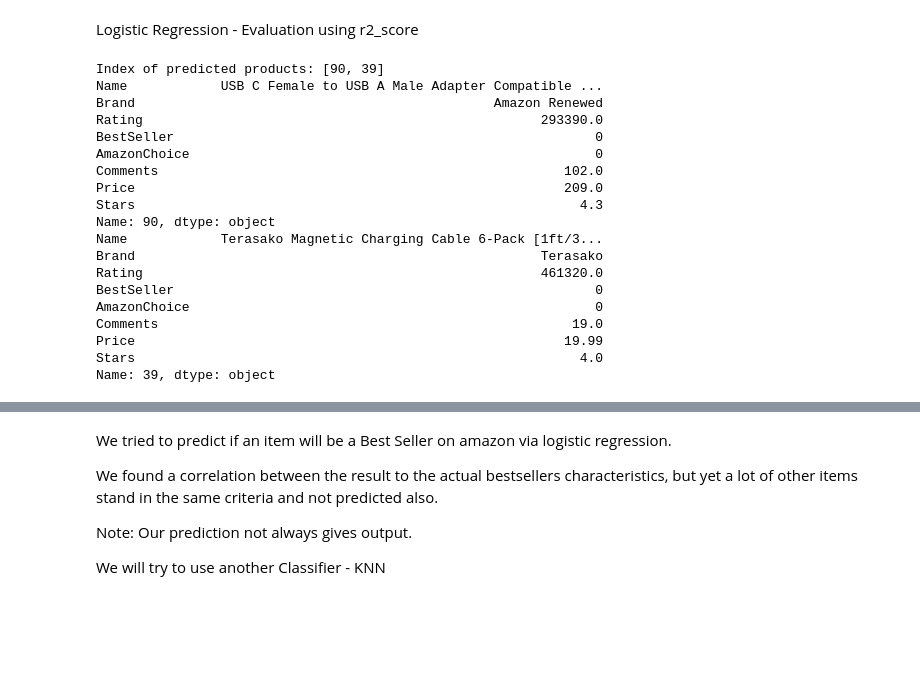
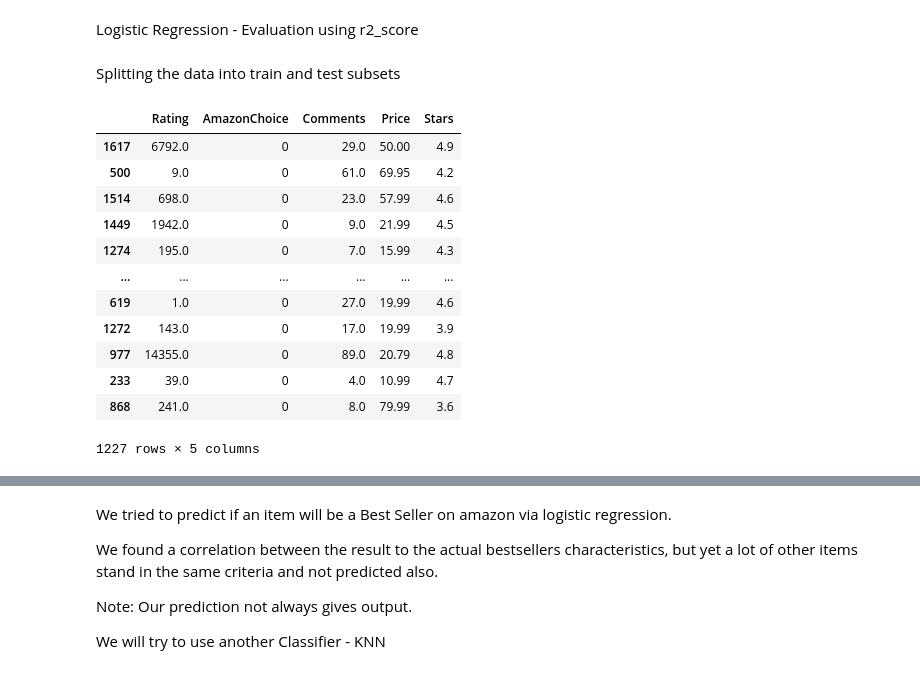
Before and after one commit to yanivlav/AmazonBestSellerPrediction, a Jupyter notebook: AmazonBestSellersPrediction.ipynb, the cells around one changed output, grey strips where cells are left out. Saved outputs shown, nothing was run; the diff lists cells and outputs as text; code cells hidden in the pictures; blank space fills up the shorter version.

```diff
--- a/AmazonBestSellersPrediction.ipynb
+++ b/AmazonBestSellersPrediction.ipynb
@@ -933,6 +929,26 @@ Scaling X_test
 # print("Max Value: ", X_test_scaled.max(axis=0))
 # %% [markdown]
 Logistic Regression - Evaluation using r2_score
+# %% [markdown]
+Splitting the data into train and test subsets
+# %%
+X_train, X_test, y_train, y_test = split_to_train_and_test(X,y)
+
+X_train
+# %% [output]
+|  | Rating | AmazonChoice | Comments | Price | Stars |
+| 1617 | 6792.0 | 0 | 29.0 | 50.00 | 4.9 |
+| 500 | 9.0 | 0 | 61.0 | 69.95 | 4.2 |
+| 1514 | 698.0 | 0 | 23.0 | 57.99 | 4.6 |
+| 1449 | 1942.0 | 0 | 9.0 | 21.99 | 4.5 |
+| 1274 | 195.0 | 0 | 7.0 | 15.99 | 4.3 |
+| ... | ... | ... | ... | ... | ... |
+| 619 | 1.0 | 0 | 27.0 | 19.99 | 4.6 |
+| 1272 | 143.0 | 0 | 17.0 | 19.99 | 3.9 |
+| 977 | 14355.0 | 0 | 89.0 | 20.79 | 4.8 |
+| 233 | 39.0 | 0 | 4.0 | 10.99 | 4.7 |
+| 868 | 241.0 | 0 | 8.0 | 79.99 | 3.6 |
+1227 rows × 5 columns
 # %%
 clf_model = LogisticRegression().fit(X_train, y_train)
 clf_model
@@ -940,27 +956,3 @@ y_pred=clf_model.predict(X_test)
 
 resDF = pd.DataFrame({"Actual":y_test,"Predicted":y_pred})
 resDF.to_csv("Amazon Predict.csv", index = None)
-indexes = resDF[resDF['Predicted'] == True].index.tolist()
-print('Index of predicted products: ' + str(resDF[resDF['Predicted'] == True].index.tolist()))
-for i in indexes:
-    print(df1.loc[i])
-# %% [output]
-Index of predicted products: [90, 39]
-Name            USB C Female to USB A Male Adapter Compatible ...
-Brand                                              Amazon Renewed
-Rating                                                   293390.0
-BestSeller                                                      0
-AmazonChoice                                                    0
-Comments                                                    102.0
-Price                                                       209.0
-Stars                                                         4.3
-Name: 90, dtype: object
-Name            Terasako Magnetic Charging Cable 6-Pack [1ft/3...
-Brand                                                    Terasako
-Rating                                                   461320.0
-BestSeller                                                      0
-AmazonChoice                                                    0
-Comments                                                     19.0
-Price                                                       19.99
-Stars                                                         4.0
-Name: 39, dtype: object
```
Also changed, not shown: parts of 23 cells of this notebook, 2 other files.
